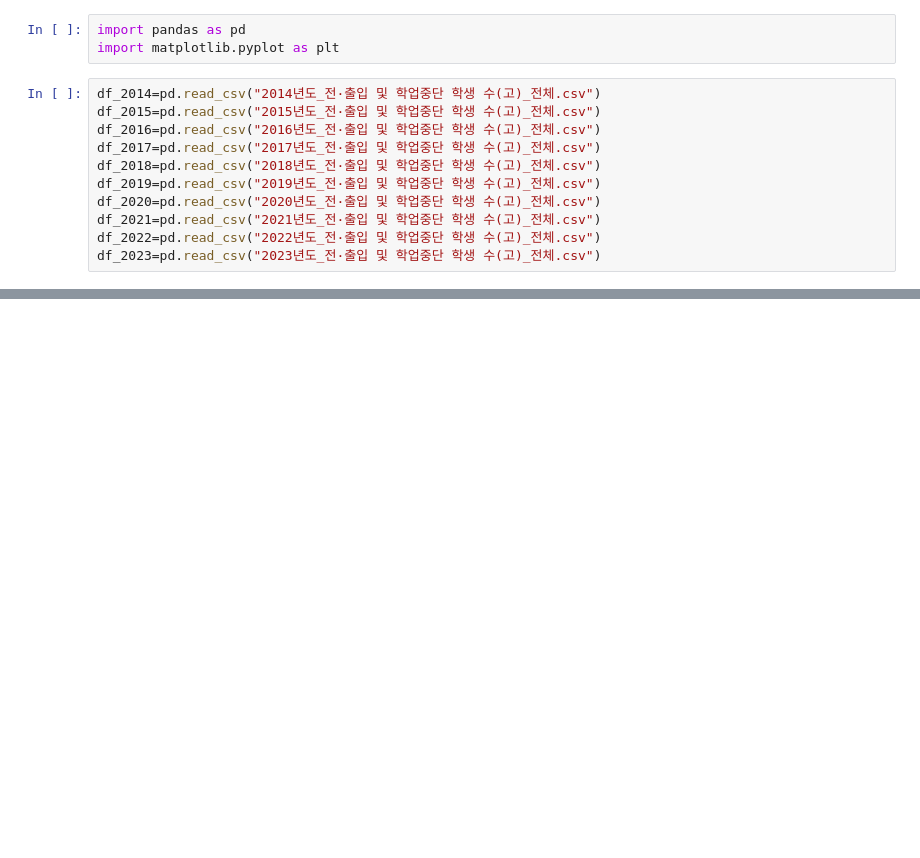
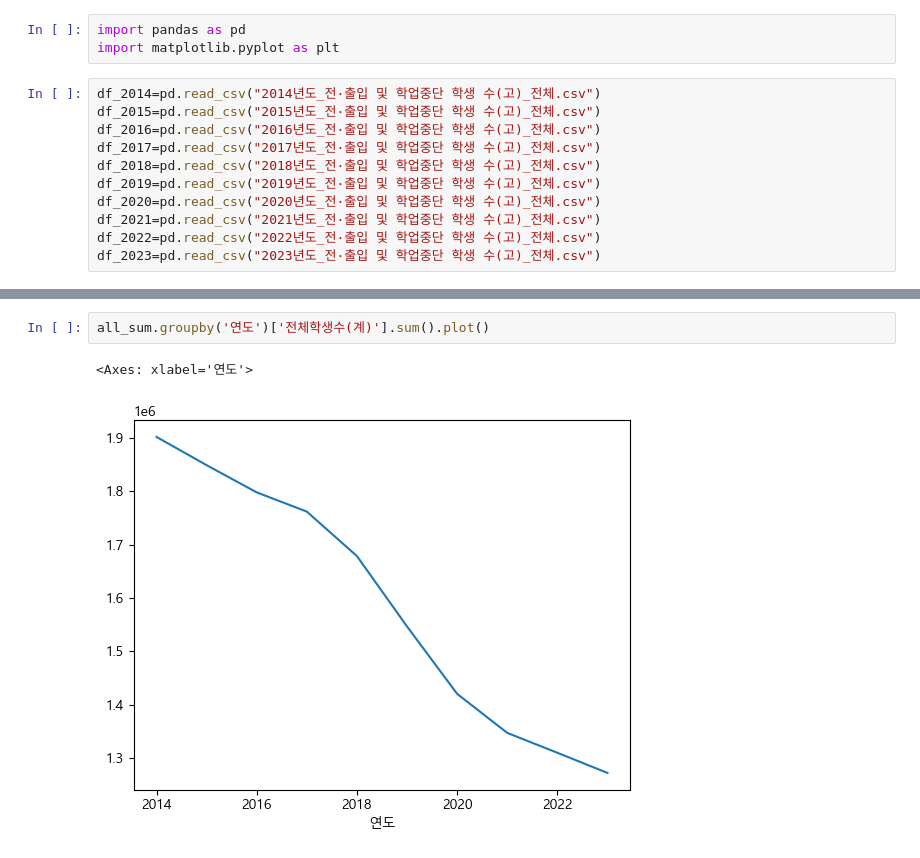
Before and after one commit to youngjunboy/2024_after-school, a Jupyter notebook: 2024_대회준비.ipynb, the cells around one changed output, grey strips where cells are left out. Saved outputs shown, nothing was run; the diff lists cells and outputs as text; blank space fills up the shorter version.

```diff
--- a/2024_대회준비.ipynb
+++ b/2024_대회준비.ipynb
@@ -21,0 +38,5 @@ plt.rcParams['axes.unicode_minus'] =False
+# %%
+all_sum.groupby('연도')['전체학생수(계)'].sum().plot()
+# %% [output]
+<Axes: xlabel='연도'>
+[figure, added]
```
Also changed, not shown: parts of 11 cells of this notebook.
